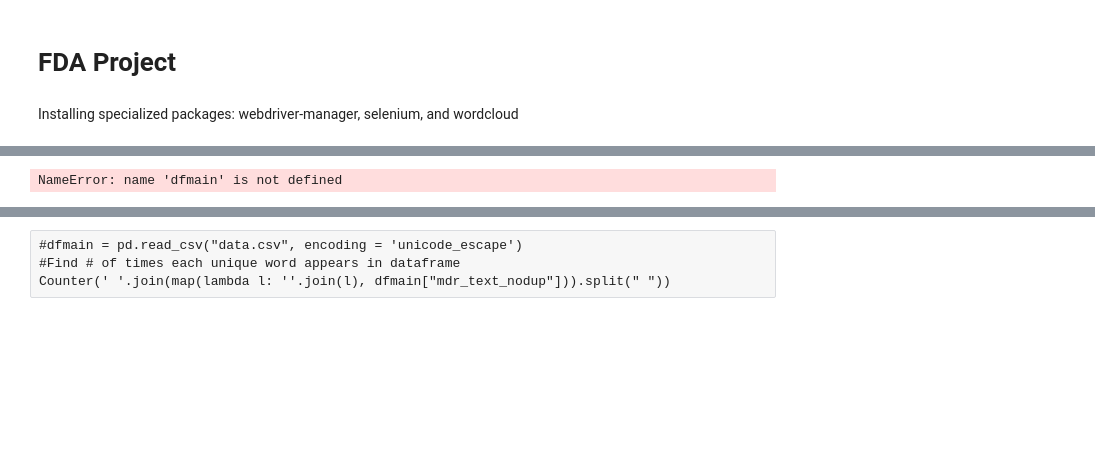
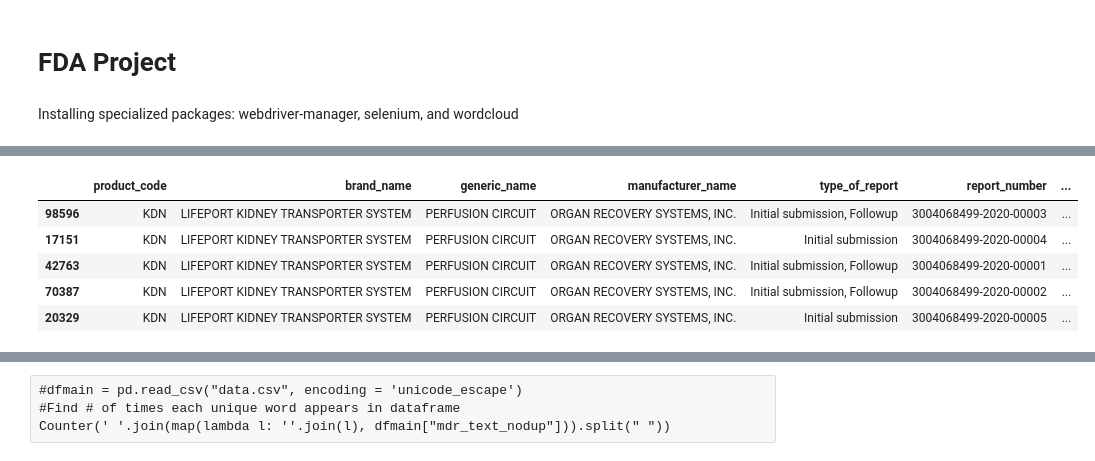
Before and after one commit to allenbutt/FDA, a Jupyter notebook: FDA.ipynb, the cells around one changed output, grey strips where cells are left out. Drawn from its saved outputs; the diff is of its cells as text; code cells hidden in the pictures; blank space fills up the shorter version.

```diff
--- a/FDA.ipynb
+++ b/FDA.ipynb
@@ -136,7 +133,7 @@ url_list = url_list.xpath('//a/@href')
 #print(newlist)
 # %%
 start_year = 2020
-end_year = 2021
+end_year = 2020
 
 year_list = list(range(start_year, end_year+1))
 
@@ -158,7 +155,7 @@ import requests, zipfile
 from io import BytesIO
 
 #Filter Data by Project Code, use "All" to include all data
-pcode = ["CBK","MNT","MNS","NOU"]
+pcode = ["KDK","KDL","KDN","LLJ","MFU","MFV","MSB","PGR","PHO","PIN","QBA","QEJ"]
 #pcode = ["All"]
 
 #Run loop, opening JSONs
@@ -206,4 +203,5 @@ for snuh in index_to_download:
     os.remove(path + "/" + filename)
     loopnumber = loopnumber + 1
 print("Dataframe ready")
+dfmain.head()
 # %% [output]
@@ -211,28 +232,34 @@ Dataframe ready
 # %%
 #dfmain.info()
 
 #Keep only relevant columns
 dfmain = dfmain[["_device_report_product_code","_brand_name","_generic_name","_manufacturer_d_name","type_of_report","report_number","report_source_code",
                  "date_received","event_type","mdr_text"]]
 
 #Rename columns
 dfmain.columns = ["product_code","brand_name","generic_name","manufacturer_name","type_of_report","report_number",
                         "report_source_code","date_received","event_type","mdr_text"]
 
 #Update date column to date format
 dfmain["date_received"] = pd.to_datetime(dfmain["date_received"])
 
 #Remove brackets from type of report column
 dfmain['type_of_report'] = dfmain['type_of_report'].str.join(', ')
 
 #Update MDR Text to only show the text narrative items--also lowercase the text
 newmdr = []
 for crag in dfmain["mdr_text"]:
     newmdr.append(''.join(re.findall("'text': .+?}",str(crag))).translate(str.maketrans('', '', string.punctuation)).replace("text"," - ")[4:])
 
 dfmain["mdr_text"] = [x.lower() for x in newmdr]
+dfmain.head()
 # %% [output]
-NameError: name 'dfmain' is not defined
+|  | product_code | brand_name | generic_name | manufacturer_name | type_of_report | report_number | ... |
+| 98596 | KDN | LIFEPORT KIDNEY TRANSPORTER SYSTEM | PERFUSION CIRCUIT | ORGAN RECOVERY SYSTEMS, INC. | Initial submission, Followup | 3004068499-2020-00003 | ... |
+| 17151 | KDN | LIFEPORT KIDNEY TRANSPORTER SYSTEM | PERFUSION CIRCUIT | ORGAN RECOVERY SYSTEMS, INC. | Initial submission | 3004068499-2020-00004 | ... |
+| 42763 | KDN | LIFEPORT KIDNEY TRANSPORTER SYSTEM | PERFUSION CIRCUIT | ORGAN RECOVERY SYSTEMS, INC. | Initial submission, Followup | 3004068499-2020-00001 | ... |
+| 70387 | KDN | LIFEPORT KIDNEY TRANSPORTER SYSTEM | PERFUSION CIRCUIT | ORGAN RECOVERY SYSTEMS, INC. | Initial submission, Followup | 3004068499-2020-00002 | ... |
+| 20329 | KDN | LIFEPORT KIDNEY TRANSPORTER SYSTEM | PERFUSION CIRCUIT | ORGAN RECOVERY SYSTEMS, INC. | Initial submission | 3004068499-2020-00005 | ... |
 # %%
 #dfmain = pd.read_csv("data.csv", encoding = 'unicode_escape')
 
```
Also changed, not shown: parts of 12 cells of this notebook, 3 other files.
